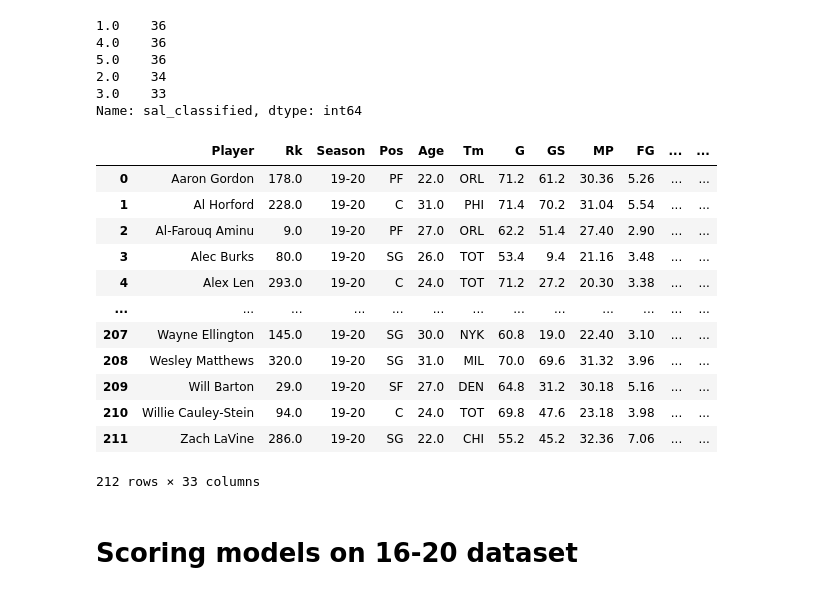
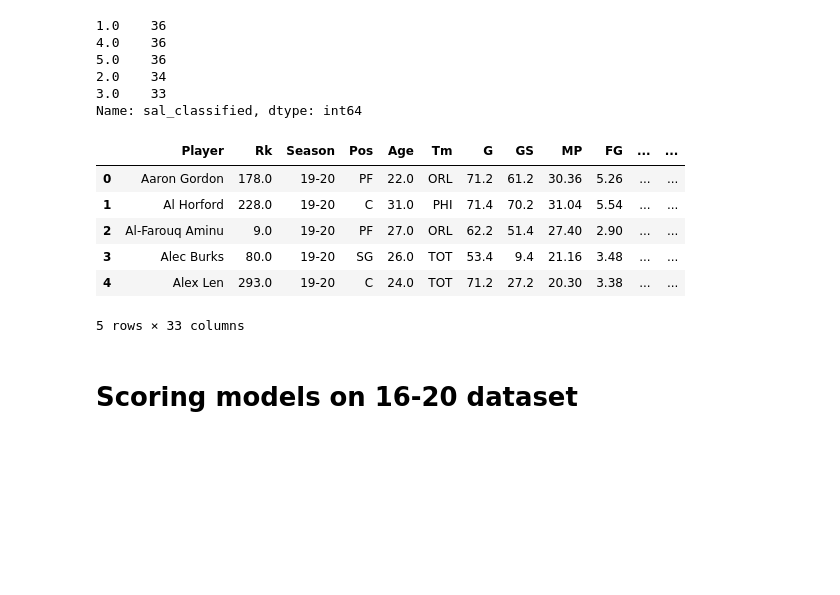
Before and after one commit to dkeyer/NBA_salary_predictor, a Jupyter notebook: Capstone_Classification.ipynb, the cells around one changed output. Drawn from its saved outputs; the diff is of its cells as text; code cells hidden in the pictures; blank space fills up the shorter version.

```diff
--- a/Capstone_Classification.ipynb
+++ b/Capstone_Classification.ipynb
@@ -232,21 +272,15 @@ fourteen_to_eighteen_with_sal['sal_classified'].value_counts()
 3.0    33
 Name: sal_classified, dtype: int64
 # %%
-sixteen_to_twenty_with_sal
+sixteen_to_twenty_with_sal.head()
 # %% [output]
 |  | Player | Rk | Season | Pos | Age | Tm | G | GS | MP | FG | ... | ... |
 | 0 | Aaron Gordon | 178.0 | 19-20 | PF | 22.0 | ORL | 71.2 | 61.2 | 30.36 | 5.26 | ... | ... |
 | 1 | Al Horford | 228.0 | 19-20 | C | 31.0 | PHI | 71.4 | 70.2 | 31.04 | 5.54 | ... | ... |
 | 2 | Al-Farouq Aminu | 9.0 | 19-20 | PF | 27.0 | ORL | 62.2 | 51.4 | 27.40 | 2.90 | ... | ... |
 | 3 | Alec Burks | 80.0 | 19-20 | SG | 26.0 | TOT | 53.4 | 9.4 | 21.16 | 3.48 | ... | ... |
 | 4 | Alex Len | 293.0 | 19-20 | C | 24.0 | TOT | 71.2 | 27.2 | 20.30 | 3.38 | ... | ... |
-| ... | ... | ... | ... | ... | ... | ... | ... | ... | ... | ... | ... | ... |
-| 207 | Wayne Ellington | 145.0 | 19-20 | SG | 30.0 | NYK | 60.8 | 19.0 | 22.40 | 3.10 | ... | ... |
-| 208 | Wesley Matthews | 320.0 | 19-20 | SG | 31.0 | MIL | 70.0 | 69.6 | 31.32 | 3.96 | ... | ... |
-| 209 | Will Barton | 29.0 | 19-20 | SF | 27.0 | DEN | 64.8 | 31.2 | 30.18 | 5.16 | ... | ... |
-| 210 | Willie Cauley-Stein | 94.0 | 19-20 | C | 24.0 | TOT | 69.8 | 47.6 | 23.18 | 3.98 | ... | ... |
-| 211 | Zach LaVine | 286.0 | 19-20 | SG | 22.0 | CHI | 55.2 | 45.2 | 32.36 | 7.06 | ... | ... |
-212 rows × 33 columns
+5 rows × 33 columns
 # %%
 features = sixteen_to_twenty_with_sal.drop(['Age', 'Rk', 'Tm', 'Pos', 'Season', 'Player', '2019-20'], axis=1)
 # %%
```
Also changed, not shown: parts of 42 cells of this notebook.
